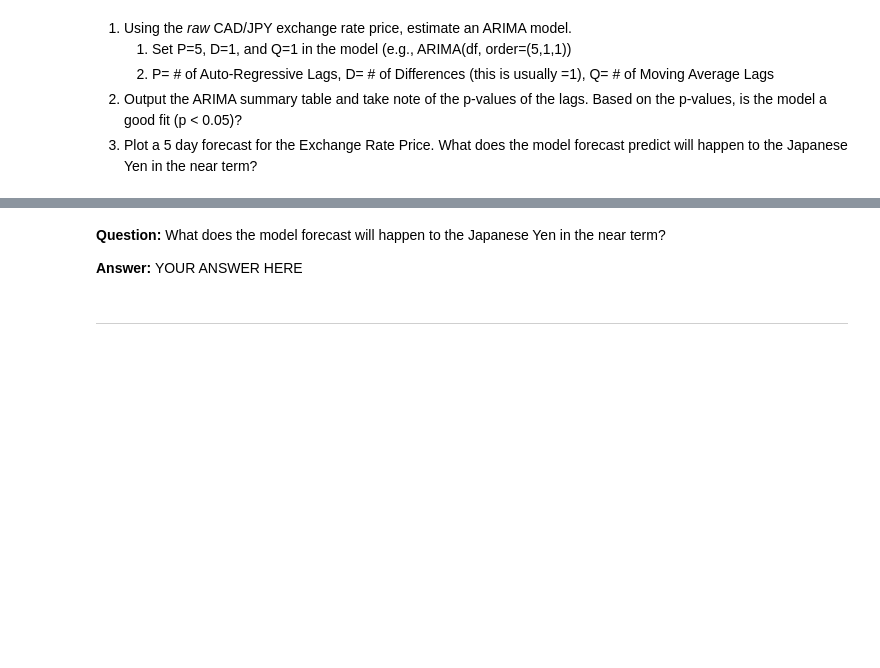
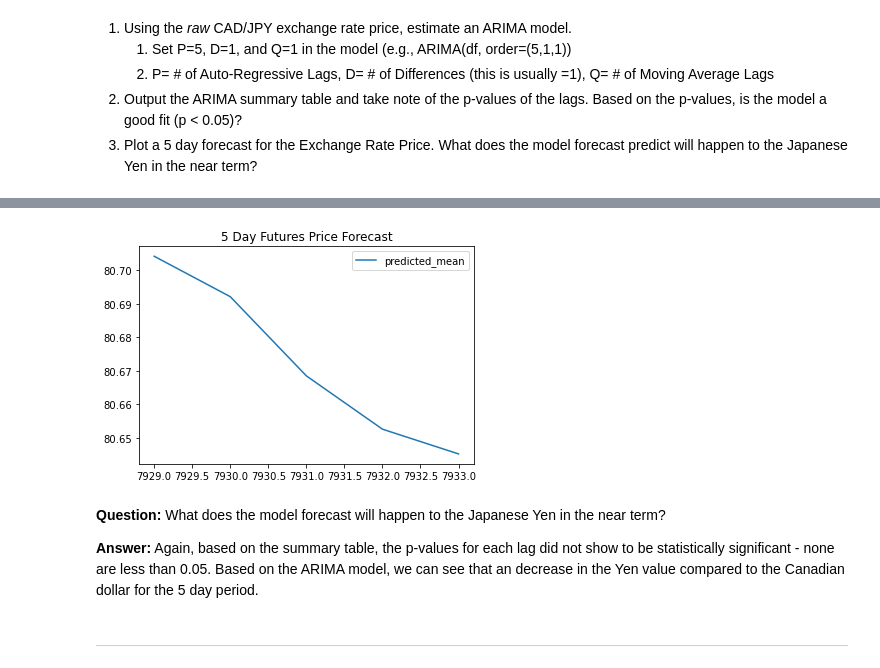
Before and after one commit to roybooker/A_Yen_for_the_Future, a Jupyter notebook: codes/jpy_time_series_anaylsis.ipynb, the cells around one changed output, grey strips where cells are left out. Drawn from its saved outputs; the diff is of its cells as text; code cells hidden in the pictures; blank space fills up the shorter version.

```diff
--- a/codes/jpy_time_series_anaylsis.ipynb
+++ b/codes/jpy_time_series_anaylsis.ipynb
@@ -123,13 +175,13 @@ import statsmodels.api as sm
  2. Output the ARIMA summary table and take note of the p-values of the lags. Based on the p-values, is the model a good fit (p < 0.05)?
  3. Plot a 5 day forecast for the Exchange Rate Price. What does the model forecast predict will happen to the Japanese Yen in the near term?
 # %%
-from statsmodels.tsa.arima_model import ARIMA
+from statsmodels.tsa.arima.model import ARIMA
 
 # Estimate and ARIMA Model:
 # Hint: ARIMA(df, order=(p, d, q))
-# YOUR CODE HERE!
+model_arima = ARIMA(cad_jpy_df['Price'], order=(5, 1, 1))
 
 # Fit the model
-# YOUR CODE HERE!
+results_arima = model_arima.fit()
 # %%
 # Output model summary results:
@@ -137,10 +212,12 @@ from statsmodels.tsa.arima_model import ARIMA
 # %%
 # Plot the 5 Day Price Forecast
-# YOUR CODE HERE!
+arima_plot=pd.DataFrame(results_arima.forecast(steps=5)).plot(title="5 Day Futures Price Forecast")
+# %% [output]
+[figure, added]
-# %% [markdown]
-**Question:** What does the model forecast will happen to the Japanese Yen in the near term?
-
-**Answer:** YOUR ANSWER HERE
+# %% [markdown]
+**Question:** What does the model forecast will happen to the Japanese Yen in the near term?
+
+**Answer:** Again, based on the summary table, the p-values for each lag did not show to be statistically significant - none are less than 0.05. Based on the ARIMA model, we can see that an decrease in the Yen value compared to the Canadian dollar for the 5 day period.
 # %% [markdown]
 ---
 # %% [markdown]
```
Also changed, not shown: parts of 30 cells of this notebook, 5 other files.
